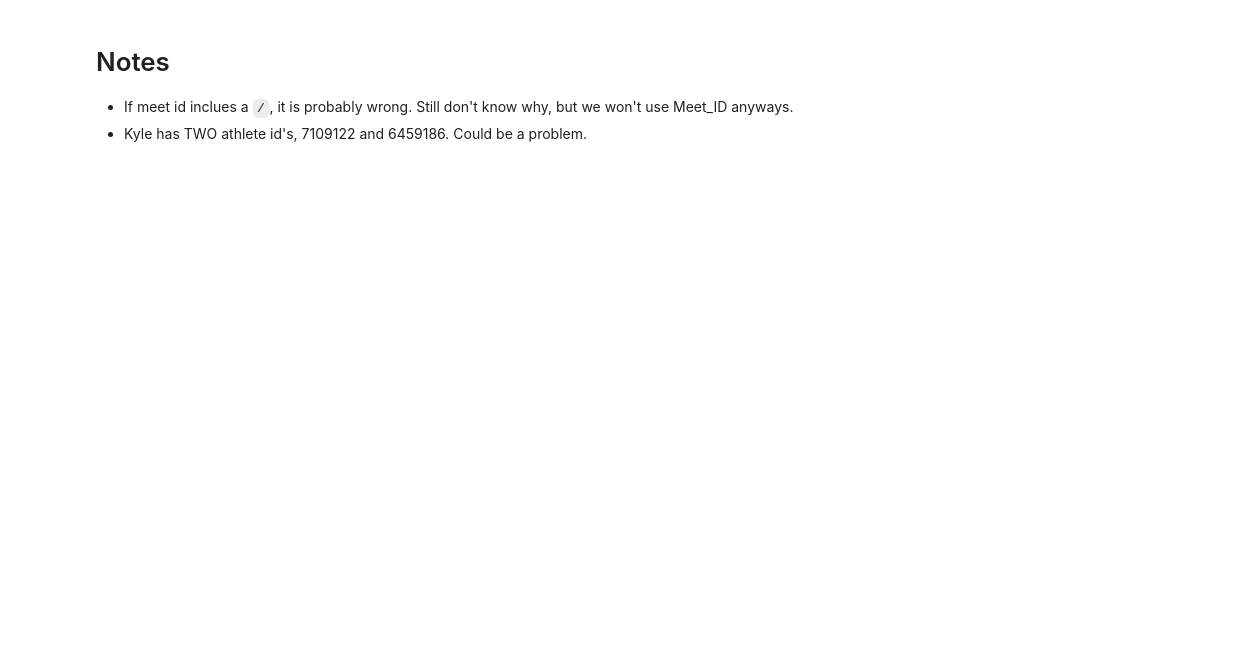
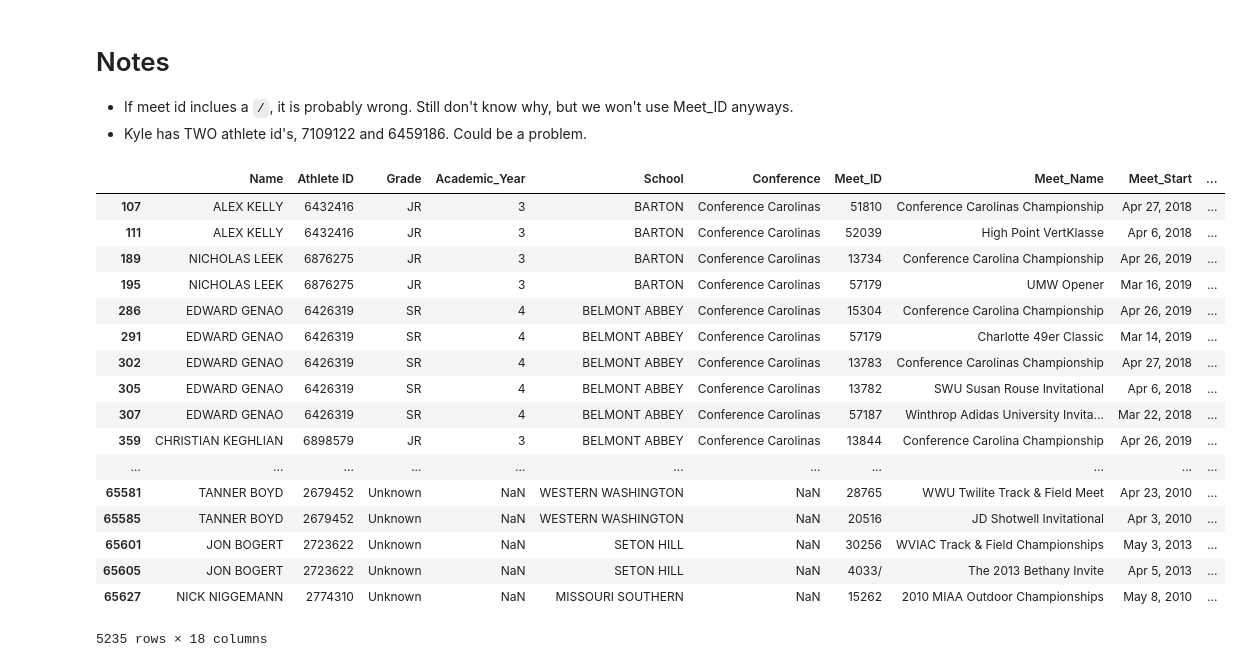
Before and after one commit to LukeJSD/ML-Play-With-Data, a Jupyter notebook: examine_data.ipynb, the cells around one changed output. Cells and saved outputs as stored; diff of their text form; code cells hidden in the pictures; blank space fills up the shorter version.

```diff
--- a/examine_data.ipynb
+++ b/examine_data.ipynb
@@ -29,3 +29,25 @@ xcnats_f = fdf.loc[fdf['Meet_Name'] == 'NCAA Division II Cross Country Champions
 # %%
 f5 = fdf.loc[(fdf['Season'] == 'Outdoor') & (fdf['Distance'] == 5000.0)]
 m5 = mdf.loc[(mdf['Season'] == 'Outdoor') & (mdf['Distance'] == 5000.0)]
+# %%
+f5
+m5
+# %% [output]
+|  | Name | Athlete ID | Grade | Academic_Year | School | Conference | Meet_ID | Meet_Name | Meet_Start | ... |
+| 107 | ALEX KELLY | 6432416 | JR | 3 | BARTON | Conference Carolinas | 51810 | Conference Carolinas Championship | Apr 27, 2018 | ... |
+| 111 | ALEX KELLY | 6432416 | JR | 3 | BARTON | Conference Carolinas | 52039 | High Point VertKlasse | Apr 6, 2018 | ... |
+| 189 | NICHOLAS LEEK | 6876275 | JR | 3 | BARTON | Conference Carolinas | 13734 | Conference Carolina Championship | Apr 26, 2019 | ... |
+| 195 | NICHOLAS LEEK | 6876275 | JR | 3 | BARTON | Conference Carolinas | 57179 | UMW Opener | Mar 16, 2019 | ... |
+| 286 | EDWARD GENAO | 6426319 | SR | 4 | BELMONT ABBEY | Conference Carolinas | 15304 | Conference Carolina Championship | Apr 26, 2019 | ... |
+| 291 | EDWARD GENAO | 6426319 | SR | 4 | BELMONT ABBEY | Conference Carolinas | 57179 | Charlotte 49er Classic | Mar 14, 2019 | ... |
+| 302 | EDWARD GENAO | 6426319 | SR | 4 | BELMONT ABBEY | Conference Carolinas | 13783 | Conference Carolinas Championship | Apr 27, 2018 | ... |
+| 305 | EDWARD GENAO | 6426319 | SR | 4 | BELMONT ABBEY | Conference Carolinas | 13782 | SWU Susan Rouse Invitational | Apr 6, 2018 | ... |
+| 307 | EDWARD GENAO | 6426319 | SR | 4 | BELMONT ABBEY | Conference Carolinas | 57187 | Winthrop Adidas University Invita... | Mar 22, 2018 | ... |
+| 359 | CHRISTIAN KEGHLIAN | 6898579 | JR | 3 | BELMONT ABBEY | Conference Carolinas | 13844 | Conference Carolina Championship | Apr 26, 2019 | ... |
+| ... | ... | ... | ... | ... | ... | ... | ... | ... | ... | ... |
+| 65581 | TANNER BOYD | 2679452 | Unknown | NaN | WESTERN WASHINGTON | NaN | 28765 | WWU Twilite Track & Field Meet | Apr 23, 2010 | ... |
+| 65585 | TANNER BOYD | 2679452 | Unknown | NaN | WESTERN WASHINGTON | NaN | 20516 | JD Shotwell Invitational | Apr 3, 2010 | ... |
+| 65601 | JON BOGERT | 2723622 | Unknown | NaN | SETON HILL | NaN | 30256 | WVIAC Track & Field Championships | May 3, 2013 | ... |
+| 65605 | JON BOGERT | 2723622 | Unknown | NaN | SETON HILL | NaN | 4033/ | The 2013 Bethany Invite | Apr 5, 2013 | ... |
+| 65627 | NICK NIGGEMANN | 2774310 | Unknown | NaN | MISSOURI SOUTHERN | NaN | 15262 | 2010 MIAA Outdoor Championships | May 8, 2010 | ... |
+5235 rows × 18 columns
```
